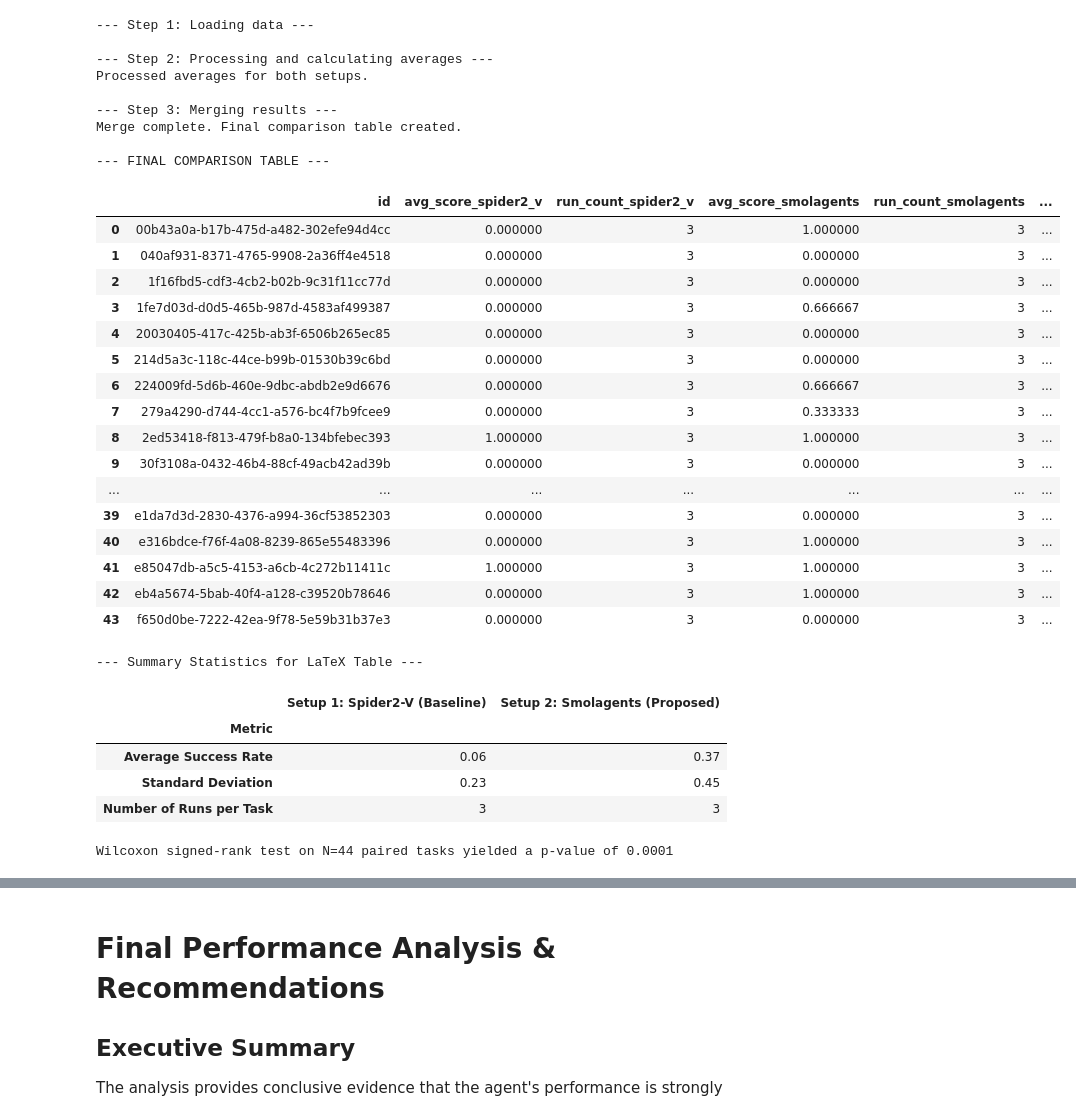
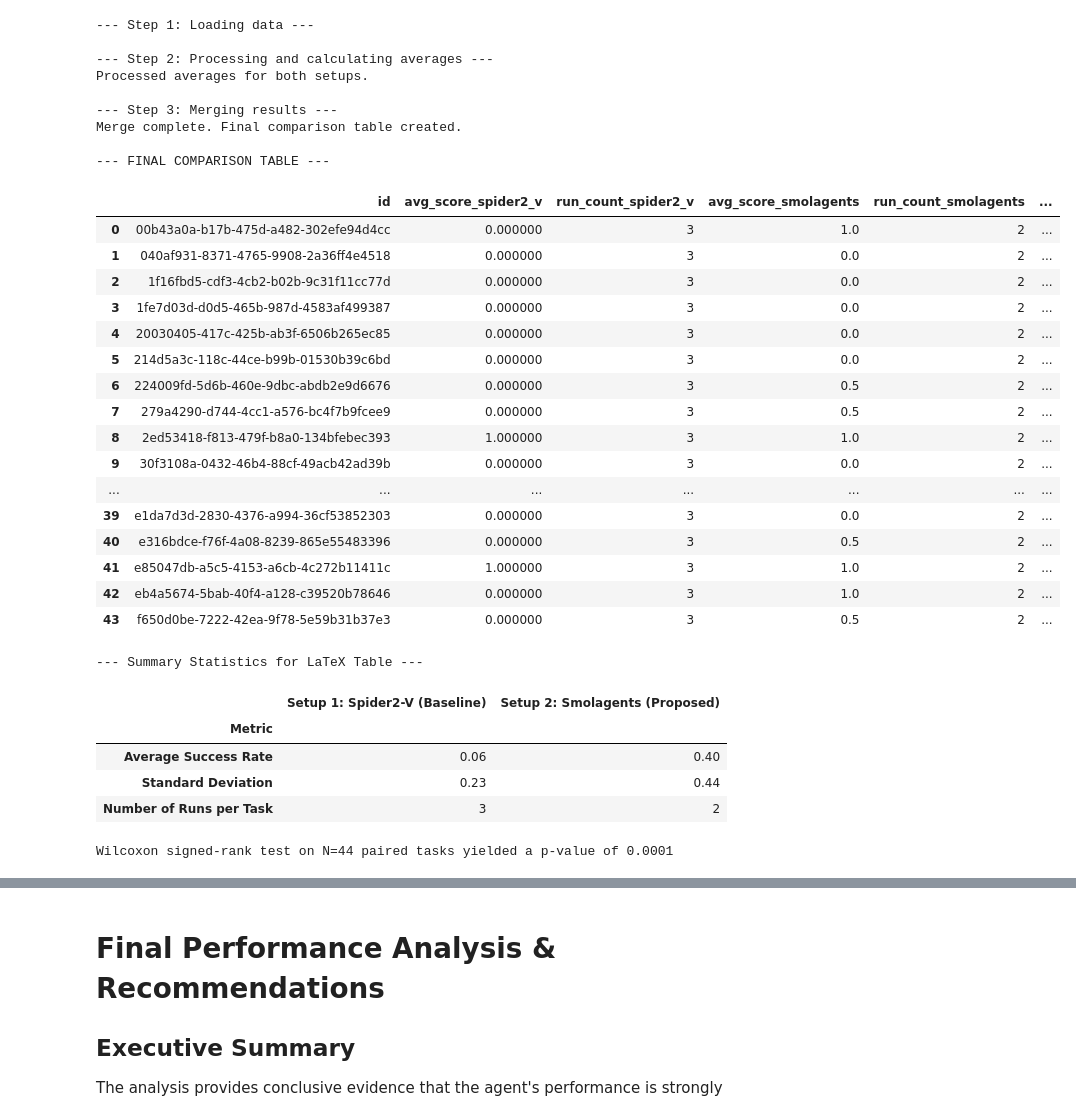
Before and after one commit to melchiorhering/GUI-OS-AI-Agent-Benchmarking, a Jupyter notebook: notebook.ipynb, the cells around one changed output, grey strips where cells are left out. Cells and saved outputs as stored; diff of their text form; code cells hidden in the pictures.

```diff
--- a/notebook.ipynb
+++ b/notebook.ipynb
@@ -29,8 +29,8 @@ win_palette = {"Setup 2 Wins": "#FBD326", "Setup 1 Wins": "#457b9d", "Tie": "gre
 # %%
 # 1. Define the directory paths for each set of runs
 spider2_v_runs = ["total/spider2-v/jupyter/run1", "total/spider2-v/jupyter/run2", "total/spider2-v/jupyter/run3"]
-smolagent_runs = ["total/smolagents/jupyter/run1", "total/smolagents/jupyter/run2", "total/smolagents/jupyter/run3"]
-
+# smolagent_runs = ["total/smolagents/jupyter/run1", "total/smolagents/jupyter/run2", "total/smolagents/jupyter/run3"]
+smolagent_runs = ["src/results/run1/jupyter", "src/results/run2/jupyter"]
 # 2. Call the single function with the matching variable names
 comparison_table = analyze_and_compare_setups(spider2_v_runs=spider2_v_runs, smolagent_runs=smolagent_runs)
 
@@ -61,55 +61,55 @@ if not comparison_table.empty:
     summary_data = {
         "Metric": ["Average Success Rate", "Standard Deviation", "Number of Runs per Task"],
         "Setup 1: Spider2-V (Baseline)": [f"{setup1_mean:.2f}", f"{setup1_std:.2f}", setup1_count],
         "Setup 2: Smolagents (Proposed)": [f"{setup2_mean:.2f}", f"{setup2_std:.2f}", setup2_count],
     }
     summary_df = pd.DataFrame(summary_data).set_index("Metric")
 
     print("--- Summary Statistics for LaTeX Table ---")
     display(summary_df)
 
     print(f"\nWilcoxon signed-rank test on N={total_tasks} paired tasks yielded a p-value of {p_value:.4f}")
 
     # --- Bonus: Generate raw LaTeX code using pandas ---
     # This is a quick way to get a basic table structure
     # print("\n--- Raw LaTeX Output from Pandas ---")
     # print(summary_df.to_latex(booktabs=True, bold_rows=True))
 
 else:
     print("Comparison table is empty. Cannot generate summary.")
 # %% [output]
 --- Step 1: Loading data ---
 
 --- Step 2: Processing and calculating averages ---
 Processed averages for both setups.
 
 --- Step 3: Merging results ---
 Merge complete. Final comparison table created.
 
 --- FINAL COMPARISON TABLE ---
 |  | id | avg_score_spider2_v | run_count_spider2_v | avg_score_smolagents | run_count_smolagents | ... |
-| 0 | 00b43a0a-b17b-475d-a482-302efe94d4cc | 0.000000 | 3 | 1.000000 | 3 | ... |
-| 1 | 040af931-8371-4765-9908-2a36ff4e4518 | 0.000000 | 3 | 0.000000 | 3 | ... |
-| 2 | 1f16fbd5-cdf3-4cb2-b02b-9c31f11cc77d | 0.000000 | 3 | 0.000000 | 3 | ... |
-| 3 | 1fe7d03d-d0d5-465b-987d-4583af499387 | 0.000000 | 3 | 0.666667 | 3 | ... |
-| 4 | 20030405-417c-425b-ab3f-6506b265ec85 | 0.000000 | 3 | 0.000000 | 3 | ... |
-| 5 | 214d5a3c-118c-44ce-b99b-01530b39c6bd | 0.000000 | 3 | 0.000000 | 3 | ... |
-| 6 | 224009fd-5d6b-460e-9dbc-abdb2e9d6676 | 0.000000 | 3 | 0.666667 | 3 | ... |
-| 7 | 279a4290-d744-4cc1-a576-bc4f7b9fcee9 | 0.000000 | 3 | 0.333333 | 3 | ... |
-| 8 | 2ed53418-f813-479f-b8a0-134bfebec393 | 1.000000 | 3 | 1.000000 | 3 | ... |
-| 9 | 30f3108a-0432-46b4-88cf-49acb42ad39b | 0.000000 | 3 | 0.000000 | 3 | ... |
+| 0 | 00b43a0a-b17b-475d-a482-302efe94d4cc | 0.000000 | 3 | 1.0 | 2 | ... |
+| 1 | 040af931-8371-4765-9908-2a36ff4e4518 | 0.000000 | 3 | 0.0 | 2 | ... |
+| 2 | 1f16fbd5-cdf3-4cb2-b02b-9c31f11cc77d | 0.000000 | 3 | 0.0 | 2 | ... |
+| 3 | 1fe7d03d-d0d5-465b-987d-4583af499387 | 0.000000 | 3 | 0.0 | 2 | ... |
+| 4 | 20030405-417c-425b-ab3f-6506b265ec85 | 0.000000 | 3 | 0.0 | 2 | ... |
+| 5 | 214d5a3c-118c-44ce-b99b-01530b39c6bd | 0.000000 | 3 | 0.0 | 2 | ... |
+| 6 | 224009fd-5d6b-460e-9dbc-abdb2e9d6676 | 0.000000 | 3 | 0.5 | 2 | ... |
+| 7 | 279a4290-d744-4cc1-a576-bc4f7b9fcee9 | 0.000000 | 3 | 0.5 | 2 | ... |
+| 8 | 2ed53418-f813-479f-b8a0-134bfebec393 | 1.000000 | 3 | 1.0 | 2 | ... |
+| 9 | 30f3108a-0432-46b4-88cf-49acb42ad39b | 0.000000 | 3 | 0.0 | 2 | ... |
 | ... | ... | ... | ... | ... | ... | ... |
-| 39 | e1da7d3d-2830-4376-a994-36cf53852303 | 0.000000 | 3 | 0.000000 | 3 | ... |
-| 40 | e316bdce-f76f-4a08-8239-865e55483396 | 0.000000 | 3 | 1.000000 | 3 | ... |
-| 41 | e85047db-a5c5-4153-a6cb-4c272b11411c | 1.000000 | 3 | 1.000000 | 3 | ... |
-| 42 | eb4a5674-5bab-40f4-a128-c39520b78646 | 0.000000 | 3 | 1.000000 | 3 | ... |
-| 43 | f650d0be-7222-42ea-9f78-5e59b31b37e3 | 0.000000 | 3 | 0.000000 | 3 | ... |
+| 39 | e1da7d3d-2830-4376-a994-36cf53852303 | 0.000000 | 3 | 0.0 | 2 | ... |
+| 40 | e316bdce-f76f-4a08-8239-865e55483396 | 0.000000 | 3 | 0.5 | 2 | ... |
+| 41 | e85047db-a5c5-4153-a6cb-4c272b11411c | 1.000000 | 3 | 1.0 | 2 | ... |
+| 42 | eb4a5674-5bab-40f4-a128-c39520b78646 | 0.000000 | 3 | 1.0 | 2 | ... |
+| 43 | f650d0be-7222-42ea-9f78-5e59b31b37e3 | 0.000000 | 3 | 0.5 | 2 | ... |
 --- Summary Statistics for LaTeX Table ---
 |  | Setup 1: Spider2-V (Baseline) | Setup 2: Smolagents (Proposed) |
 | Metric |  |  |
-| Average Success Rate | 0.06 | 0.37 |
-| Standard Deviation | 0.23 | 0.45 |
-| Number of Runs per Task | 3 | 3 |
+| Average Success Rate | 0.06 | 0.40 |
+| Standard Deviation | 0.23 | 0.44 |
+| Number of Runs per Task | 3 | 2 |
 Wilcoxon signed-rank test on N=44 paired tasks yielded a p-value of 0.0001
 # %%
 # Assume 'comparison_table' and 'palette' are already created
```
Also changed, not shown: parts of 6 cells of this notebook, 4 other files.
